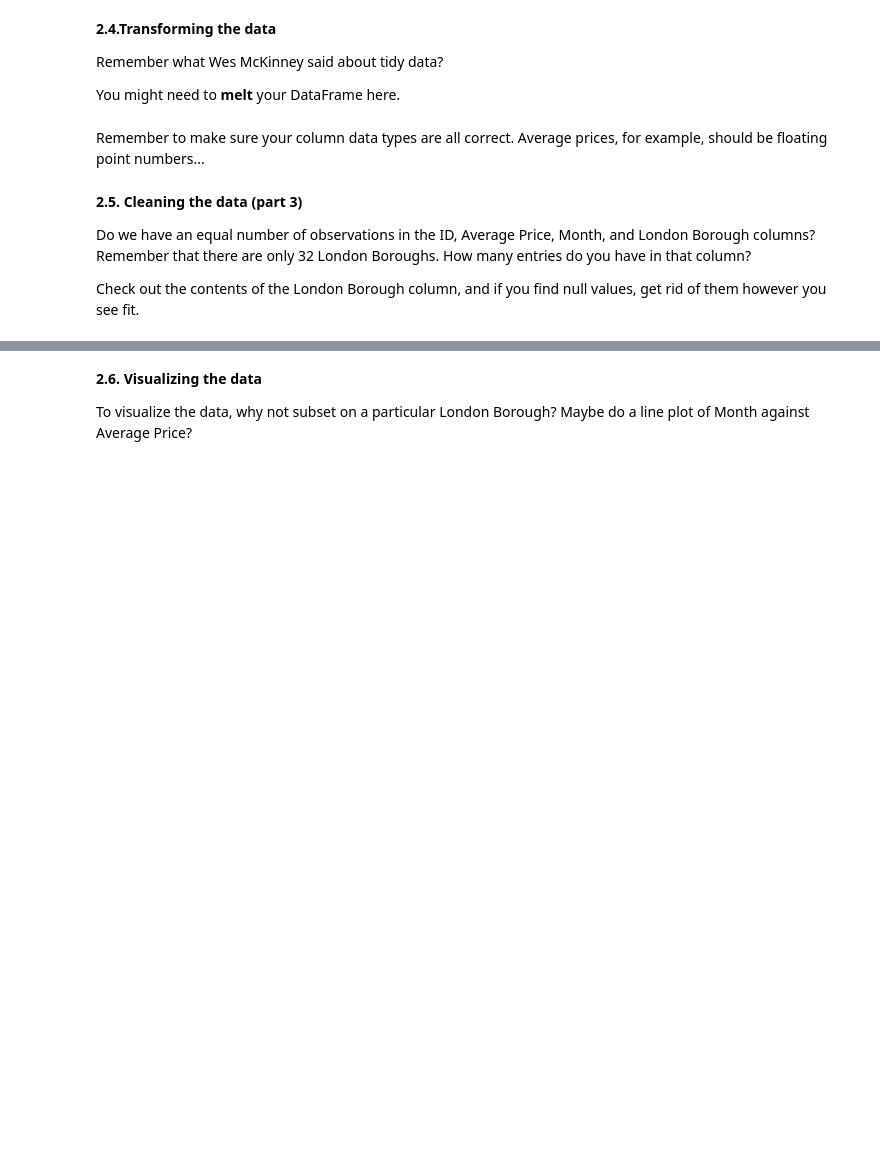
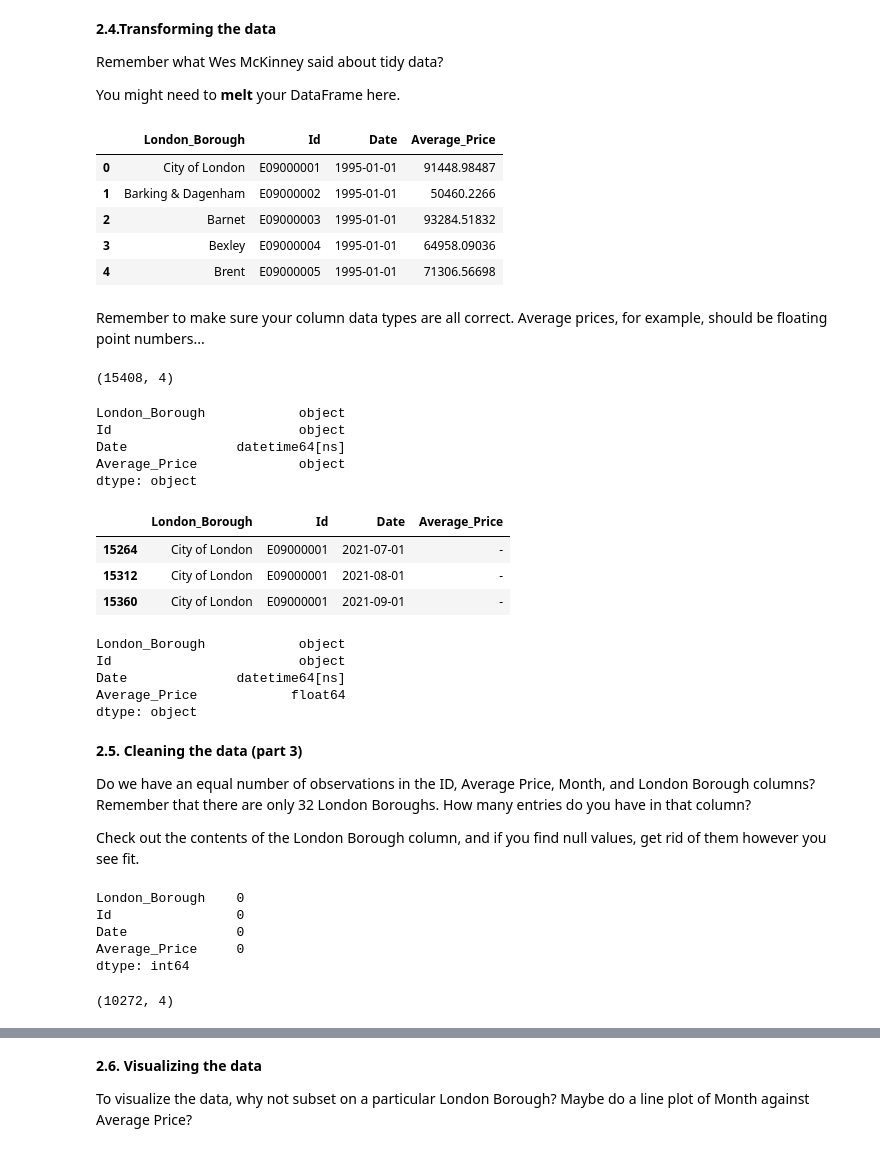
Before and after one commit to rcepedaraza/case-study---london-housing, a Jupyter notebook: london_housing.ipynb, the cells around one changed output, grey strips where cells are left out. Drawn from its saved outputs; the diff is of its cells as text; code cells hidden in the pictures; blank space fills up the shorter version.

```diff
--- a/london_housing.ipynb
+++ b/london_housing.ipynb
@@ -128,5 +146,35 @@ You might we have to **rename** a couple columns. How do you do this? The clue's
 Remember what Wes McKinney said about tidy data?
 
 You might need to **melt** your DataFrame here.
+# %%
+properties_long = pd.melt(properties_T, id_vars=["London_Borough", "Id"],
+                          var_name="Date", value_name="Average_Price")
+properties_long.head()
+# %% [output]
+|  | London_Borough | Id | Date | Average_Price |
+| 0 | City of London | E09000001 | 1995-01-01 | 91448.98487 |
+| 1 | Barking & Dagenham | E09000002 | 1995-01-01 | 50460.2266 |
+| 2 | Barnet | E09000003 | 1995-01-01 | 93284.51832 |
+| 3 | Bexley | E09000004 | 1995-01-01 | 64958.09036 |
+| 4 | Brent | E09000005 | 1995-01-01 | 71306.56698 |
 # %% [markdown]
 Remember to make sure your column data types are all correct. Average prices, for example, should be floating point numbers...
+# %%
+properties_long.shape
+# %% [output]
+(15408, 4)
+# %%
+properties_long.dtypes
+# %% [output]
+London_Borough            object
+Id                        object
+Date              datetime64[ns]
+Average_Price             object
+dtype: object
+# %%
+properties_long[properties_long["Average_Price"] == "-"]
+# %% [output]
+|  | London_Borough | Id | Date | Average_Price |
+| 15264 | City of London | E09000001 | 2021-07-01 | - |
+| 15312 | City of London | E09000001 | 2021-08-01 | - |
+| 15360 | City of London | E09000001 | 2021-09-01 | - |
@@ -133,3 +186,11 @@ Remember to make sure your column data types are all correct. Average prices, fo
+# %%
+properties_long.dtypes
+# %% [output]
+London_Borough            object
+Id                        object
+Date              datetime64[ns]
+Average_Price            float64
+dtype: object
 # %% [markdown]
 **2.5. Cleaning the data (part 3)**
 
@@ -138,0 +211,12 @@ Check out the contents of the London Borough column, and if you find null values
+# %%
+properties_london.isna().sum()
+# %% [output]
+London_Borough    0
+Id                0
+Date              0
+Average_Price     0
+dtype: int64
+# %%
+properties_london.shape
+# %% [output]
+(10272, 4)
```
Also changed, not shown: parts of 10 cells of this notebook.
